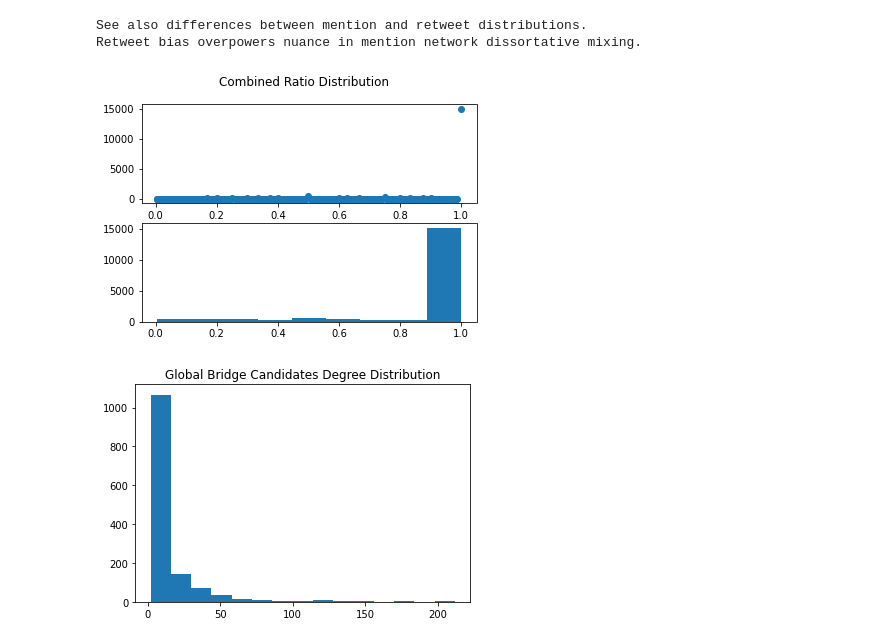
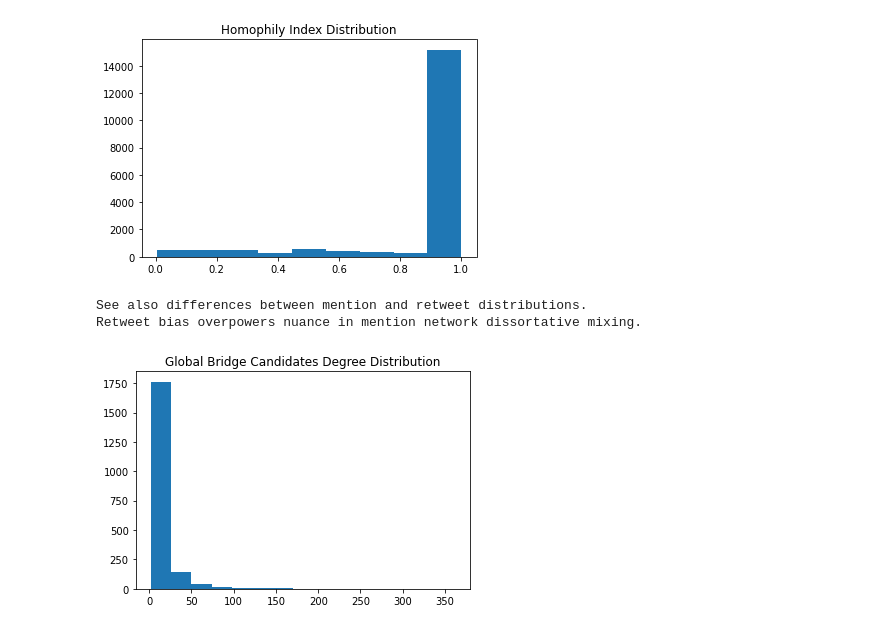
Before and after one commit to cvolny/infonet-politics, a Jupyter notebook: twitter_network.ipynb, the cells around one changed output. Drawn from its saved outputs; the diff is of its cells as text; code cells hidden in the pictures.

```diff
--- a/twitter_network.ipynb
+++ b/twitter_network.ipynb
@@ -10,13 +10,25 @@ import random
 pl.rcParams['figure.figsize'] = [20, 20]
 # %%
 g = nx.read_graphml('all.graphml')
+# convert from digraph to undirected
 if g.is_directed():
     g = g.to_undirected()
+# convert from multigraph to standard graph
+g = nx.Graph(g)
+
 nodes = g.nodes(data=True)
 edges = g.edges()
 info = nx.info(g)
 print(info)
 nodes = {k: v for k, v in nodes}
 edges = tuple((k, v) for k, v in edges)
+fname = 'cluster'
+fcon = 'right'
+flib = 'left'
+fcen = '-'
+con = [k for k, v in nodes.items() if v[fname] == fcon]
+lib = [k for k, v in nodes.items() if v[fname] == flib]
+cen = [k for k, v in nodes.items() if v[fname] == fcen]
+pprint(dict(con=len(con), lib=len(lib), cen=len(cen), total=(len(con) + len(lib) + len(cen))))
 # %% [output]
 Name:
@@ -27,16 +48,16 @@ Average degree:   6.8431
 # %%
 esample = random.sample(edges, 25)
-print("Edge Sample:")
-pprint(esample)
+#print("Edge Sample:")
+#pprint(esample)
 
-nsample = {'left': {}, 'right': {}, '-': {}}
+nsample = {flib: {}, fcon: {}, fcen: {}}
 for u, v in esample:
-    uclust = g.nodes[u]['cluster']
-    vclust = g.nodes[v]['cluster']
+    uclust = g.nodes[u][fname]
+    vclust = g.nodes[v][fname]
     if u not in nsample[uclust]:
         nsample[uclust][u] = tuple(g.neighbors(u))
     if v not in nsample[vclust]:
         nsample[vclust][v] = tuple(g.neighbors(v))
 
-print("Nodes from Edges Sample:")
-pprint(nsample, depth=2)
+#print("Nodes from Edges Sample:")
+#pprint(nsample, depth=2)
@@ -63,7 +66,10 @@ def get_cluster(graph, node, field='cluster'):
     """
     getter for cluster value of node in graph.
     """
-    return graph.nodes[node][field]
+    if node in graph.nodes and field in graph.nodes[node]:
+        return graph.nodes[node][field]
+    print(f'missing cluster for node "{node}", values: {graph.nodes[node]}')
+    raise KeyError(field)
 
 
 def ratio_calc(graph, node, s=1, o=0, n=0.5,
@@ -96,29 +102,30 @@ ratios = { n: ratio_calc(g, n) for n in g.nodes() }
 ratios = { k: v for k, v in ratios.items() if v }
 # %%
 d = { k: len(tuple(v)) for k, v in itertools.groupby(sorted(ratios.values())) }
-plot, (ap, bp) = pl.subplots(2)
-plot.suptitle('Combined Ratio Distribution')
-ap.scatter(d.keys(), d.values())
-bp.hist(ratios.values(), bins=9)
-plot.show()
+#plot, (ap, bp) = pl.subplots(2)
+#plot.suptitle('Combined Ratio Distribution')
+#ap.scatter(d.keys(), d.values())
+pl.title("Homophily Index Distribution")
+pl.hist(ratios.values(), bins=9)
+pl.show()
 
 print("See also differences between mention and retweet distributions.")
 print("Retweet bias overpowers nuance in mention network dissortative mixing.")
 # %% [output]
+[figure, new version]
 See also differences between mention and retweet distributions.
 Retweet bias overpowers nuance in mention network dissortative mixing.
-[figure, old version]
 # %%
 bridge_min = .25
-bridge_max = .60
+bridge_max = .75
 
 candidates = { k: len(list(g.neighbors(k))) for k, v in ratios.items() if bridge_min <= v <= bridge_max }
 
 d = { k: len(tuple(v)) for k, v in itertools.groupby(candidates.items(), key=lambda y: y[1]) }
 pl.plot()
 pl.title('Global Bridge Candidates Degree Distribution')
 pl.hist(candidates.values(), bins=15)
-plot.show()
+pl.show()
 # %% [output]
-[figure, old version]
+[figure, new version]
 # %%
```
Also changed, not shown: parts of 10 cells of this notebook, 3 other files.
